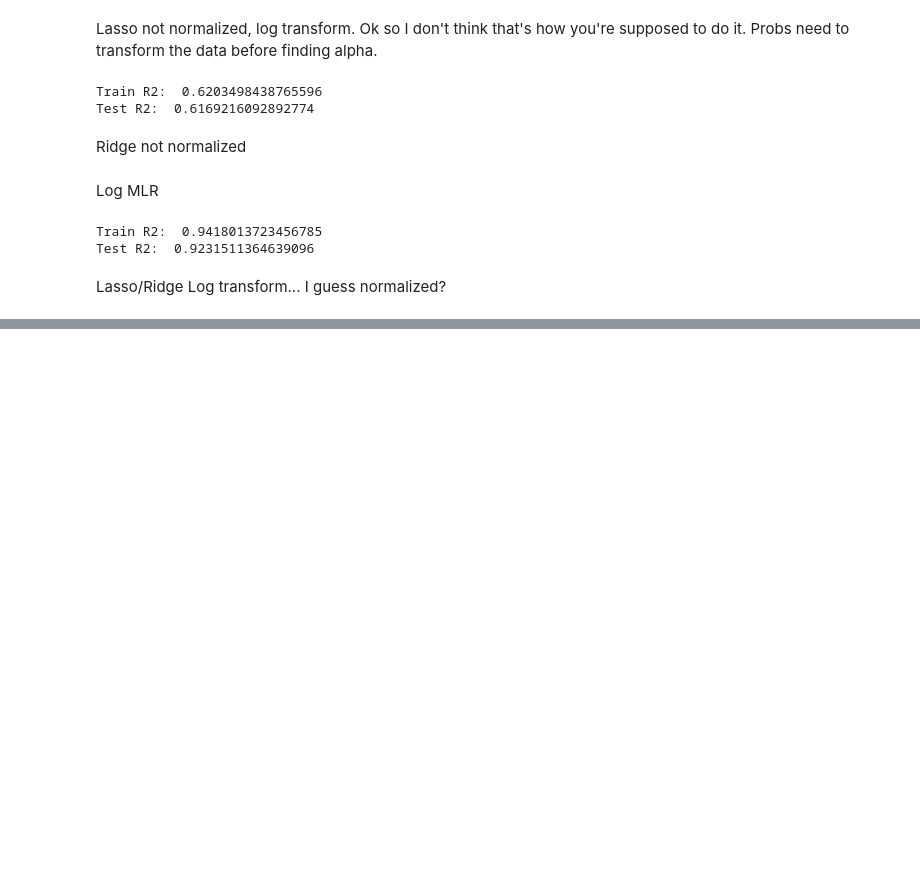
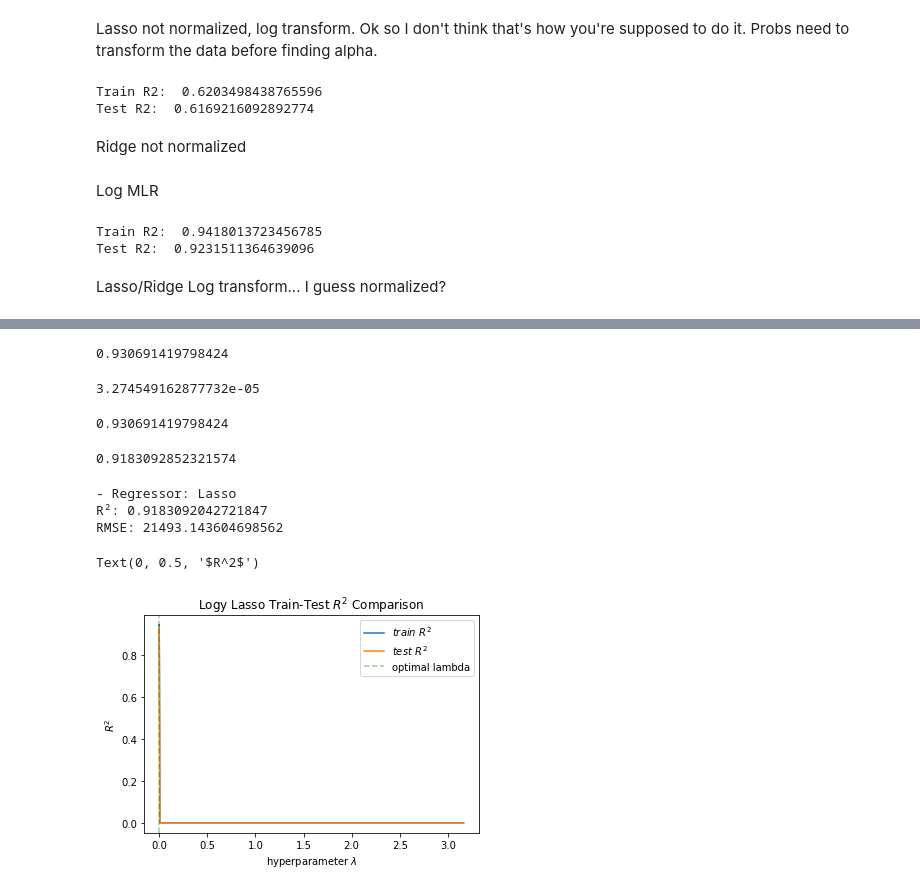
Before and after one commit to mobrien829/ames-ml-project, a Jupyter notebook: Caroline/Model Run attempt 1 MLR.ipynb, the cells around one changed output, grey strips where cells are left out. Drawn from its saved outputs; the diff is of its cells as text; code cells hidden in the pictures; blank space fills up the shorter version.

```diff
--- a/Caroline/Model Run attempt 1 MLR.ipynb
+++ b/Caroline/Model Run attempt 1 MLR.ipynb
@@ -485,0 +552,45 @@ array([0.78640814, 0.74271336, 0.94177808, 0.94018538, 0.93838464,
+# %%
+#tam code plus my update
+model_lasso = Lasso()
+
+
+log_lasso_scores_train = []
+
+log_lasso_scores_test  = []
+
+alphas = np.logspace(-10, 0.5, 100)
+model_lasso.set_params(max_iter = 1000000, normalize = True)
+for alpha in alphas:
+            model_lasso.set_params(alpha=alpha)
+            model_lasso.fit(X_train, log_y_train)
+            log_lasso_scores_train.append(model_lasso.score(X_train, log_y_train))
+            log_lasso_scores_test.append(model_lasso.score(X_test, log_y_test))
+log_lasso_scores_train = np.array(log_lasso_scores_train)
+log_lasso_scores_test  = np.array(log_lasso_scores_test)
+# %%
+log_max_index = list(log_lasso_scores_test).index(max(log_lasso_scores_test))
+print(max(log_lasso_scores_test))
+alphas[log_max_index]
+# %% [output]
+0.930691419798424
+3.274549162877732e-05
+# %%
+#just confirming
+best_logy_lasso = Lasso()
+best_logy_lasso.set_params(normalize = True, max_iter = 10000, alpha = alphas[log_max_index])
+best_logy_lasso.fit(X_train, log_y_train)
+best_logy_lasso.score(X_train, log_y_train)
+best_logy_lasso.score(X_test, log_y_test)
+# %% [output]
+0.930691419798424
+# %%
+#tam model
+alpha = .00008
+
+tam = Lasso()
+tam.set_params(normalize = False, max_iter = 1000000, alpha = alpha)
+tam.fit(X_train, y_train)
+tam.score(X_train, y_train)
+tam.score(X_test, y_test)
+# %% [output]
+0.9183092852321574
@@ -485,0 +610,21 @@ array([0.78640814, 0.74271336, 0.94177808, 0.94018538, 0.93838464,
+# %%
+#weird I am getting the same r 2.
+y_pred_lasso = tam.predict(X_test)
+print_score(y_test, y_pred_lasso, "Lasso")
+# %% [output]
+- Regressor: Lasso
+R²: 0.9183092042721847
+RMSE: 21493.143604698562
+# %%
+plt.plot(alphas, log_lasso_scores_train, label=r'$train\ R^2$')
+plt.plot(alphas, log_lasso_scores_test, label=r'$test\ R^2$')
+plt.title(r'Logy Lasso Train-Test $R^2$ Comparison')
+# lasso_underfit = lasso_scores_train < lasso_scores_test
+# last_underfit  = np.max(alphas[lasso_underfit])
+plt.axvline(alphas[log_max_index], linestyle='--', color='g', label='optimal lambda', alpha=0.4)
+plt.legend(loc=1)
+plt.xlabel(r'hyperparameter $\lambda$')
+plt.ylabel(r'$R^2$')
+# %% [output]
+Text(0, 0.5, '$R^2$')
+[figure, added]
```
Also changed, not shown: parts of 21 cells of this notebook.
